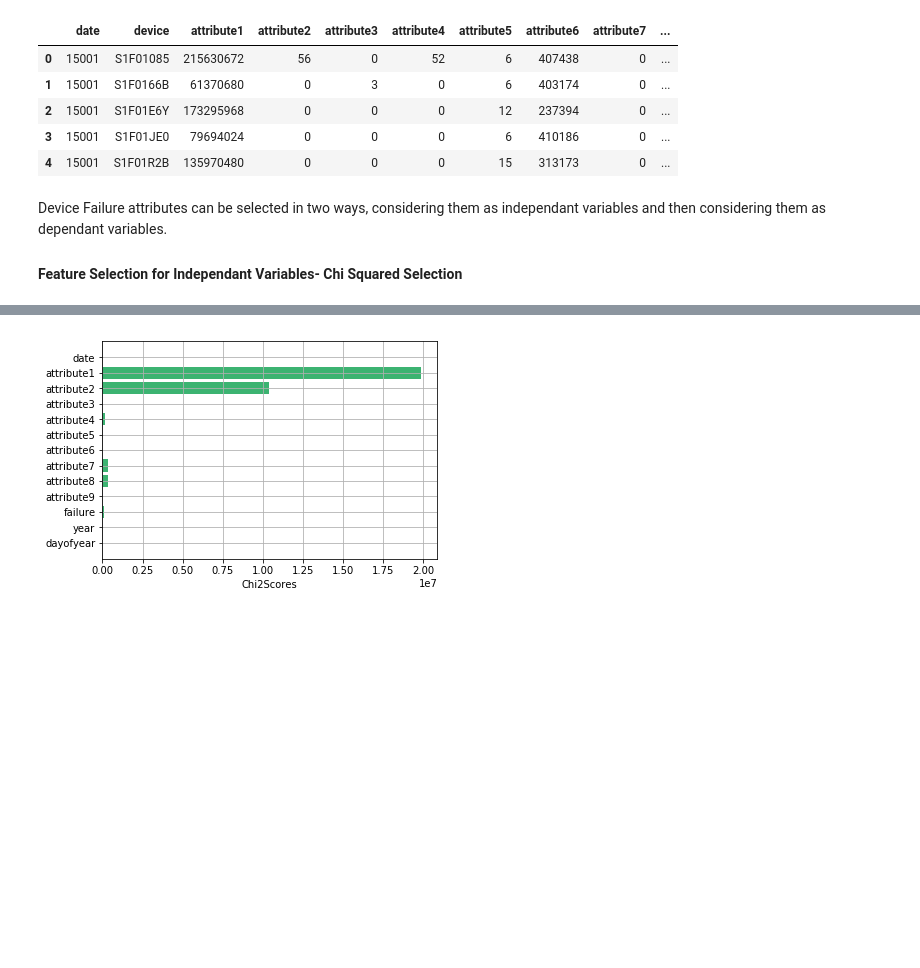
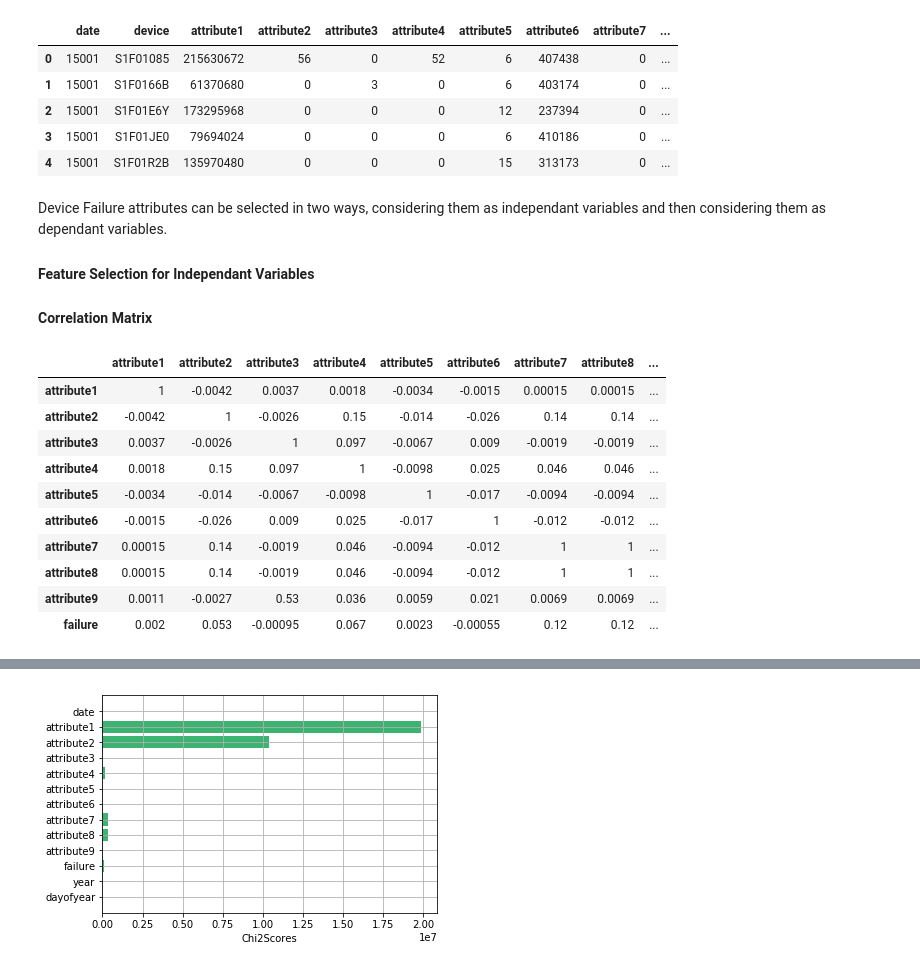
Before and after one commit to MozillaDataScience/outreachy-datascience-2018, a Jupyter notebook: proposals/6_Sando1.ipynb, the cells around one changed output, grey strips where cells are left out. Cells and saved outputs as stored; diff of their text form; code cells hidden in the pictures; blank space fills up the shorter version.

```diff
--- a/proposals/6_Sando1.ipynb
+++ b/proposals/6_Sando1.ipynb
@@ -88,4 +102,21 @@ df.head()
 # %% [markdown]
 Device Failure attributes can be selected in two ways, considering them as independant variables and then considering them as dependant variables.
 
-#### Feature Selection for Independant Variables- Chi Squared Selection
+#### Feature Selection for Independant Variables
+#### Correlation Matrix
+# %%
+#plot the correlation matrix
+corr = df[df.columns[2:]].corr()
+corr.style.background_gradient().set_precision(2)
+# %% [output]
+|  | attribute1 | attribute2 | attribute3 | attribute4 | attribute5 | attribute6 | attribute7 | attribute8 | ... |
+| attribute1 | 1 | -0.0042 | 0.0037 | 0.0018 | -0.0034 | -0.0015 | 0.00015 | 0.00015 | ... |
+| attribute2 | -0.0042 | 1 | -0.0026 | 0.15 | -0.014 | -0.026 | 0.14 | 0.14 | ... |
+| attribute3 | 0.0037 | -0.0026 | 1 | 0.097 | -0.0067 | 0.009 | -0.0019 | -0.0019 | ... |
+| attribute4 | 0.0018 | 0.15 | 0.097 | 1 | -0.0098 | 0.025 | 0.046 | 0.046 | ... |
+| attribute5 | -0.0034 | -0.014 | -0.0067 | -0.0098 | 1 | -0.017 | -0.0094 | -0.0094 | ... |
+| attribute6 | -0.0015 | -0.026 | 0.009 | 0.025 | -0.017 | 1 | -0.012 | -0.012 | ... |
+| attribute7 | 0.00015 | 0.14 | -0.0019 | 0.046 | -0.0094 | -0.012 | 1 | 1 | ... |
+| attribute8 | 0.00015 | 0.14 | -0.0019 | 0.046 | -0.0094 | -0.012 | 1 | 1 | ... |
+| attribute9 | 0.0011 | -0.0027 | 0.53 | 0.036 | 0.0059 | 0.021 | 0.0069 | 0.0069 | ... |
+| failure | 0.002 | 0.053 | -0.00095 | 0.067 | 0.0023 | -0.00055 | 0.12 | 0.12 | ... |
```
Also changed, not shown: parts of 8 cells of this notebook, 1 other file.
